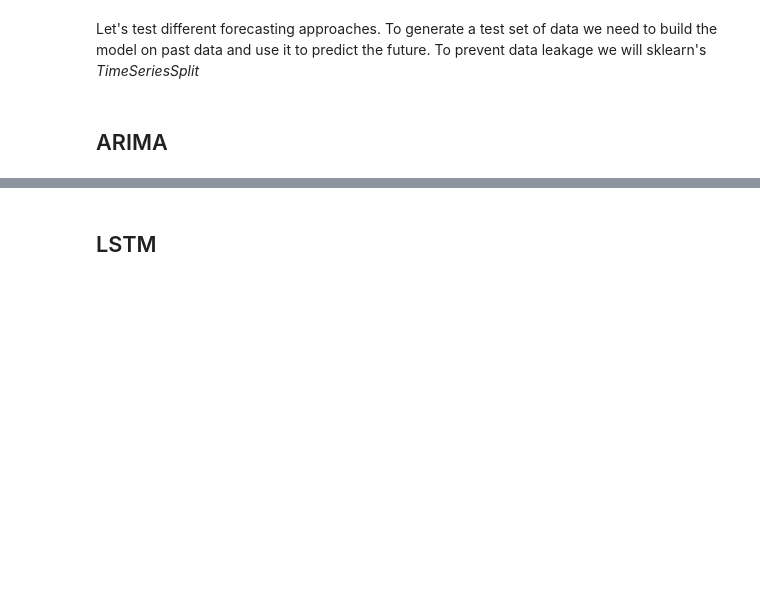
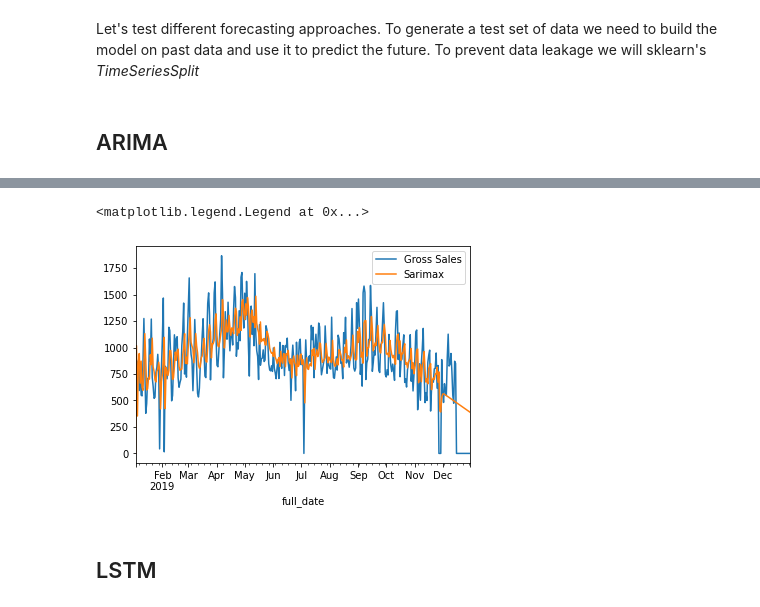
Before and after one commit to jtwang1027/business_analysis, a Jupyter notebook: time_series_forecasting.ipynb, the cells around one changed output, grey strips where cells are left out. Drawn from its saved outputs; the diff is of its cells as text; code cells hidden in the pictures; blank space fills up the shorter version.

```diff
--- a/time_series_forecasting.ipynb
+++ b/time_series_forecasting.ipynb
@@ -144,3 +145,12 @@ mean squared erro:  [47320.272694730535, 98645.57835798408, 78346.88234432506, 2
+# %%
+daily['Gross Sales'].plot()
+
+model_sarimax.predict(start=daily.index.min(),end=daily.index.max()).plot()
+
+plt.legend(['Gross Sales','Sarimax'])
+# %% [output]
+<matplotlib.legend.Legend at 0x...>
+[figure, added]
 # %% [markdown]
 ## LSTM
 # %% [markdown]
```
Also changed, not shown: parts of 2 cells of this notebook.
